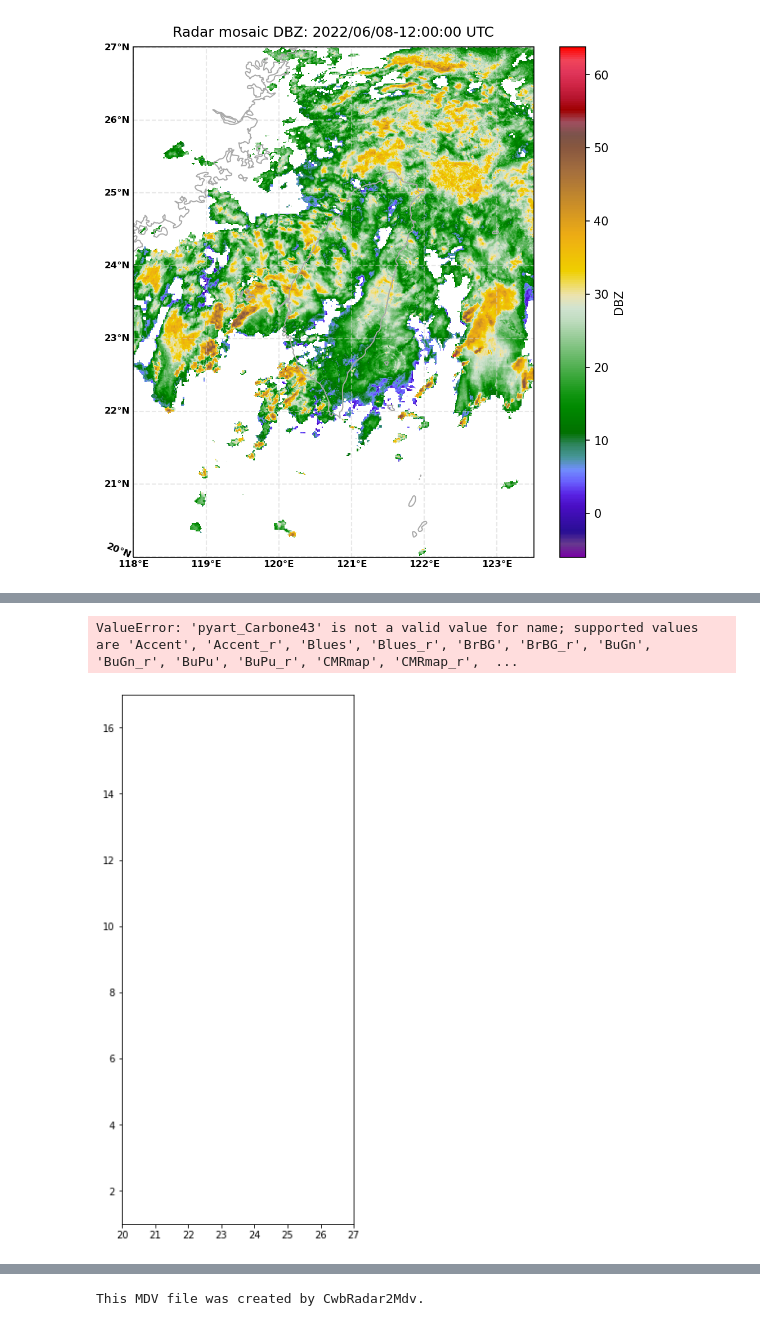
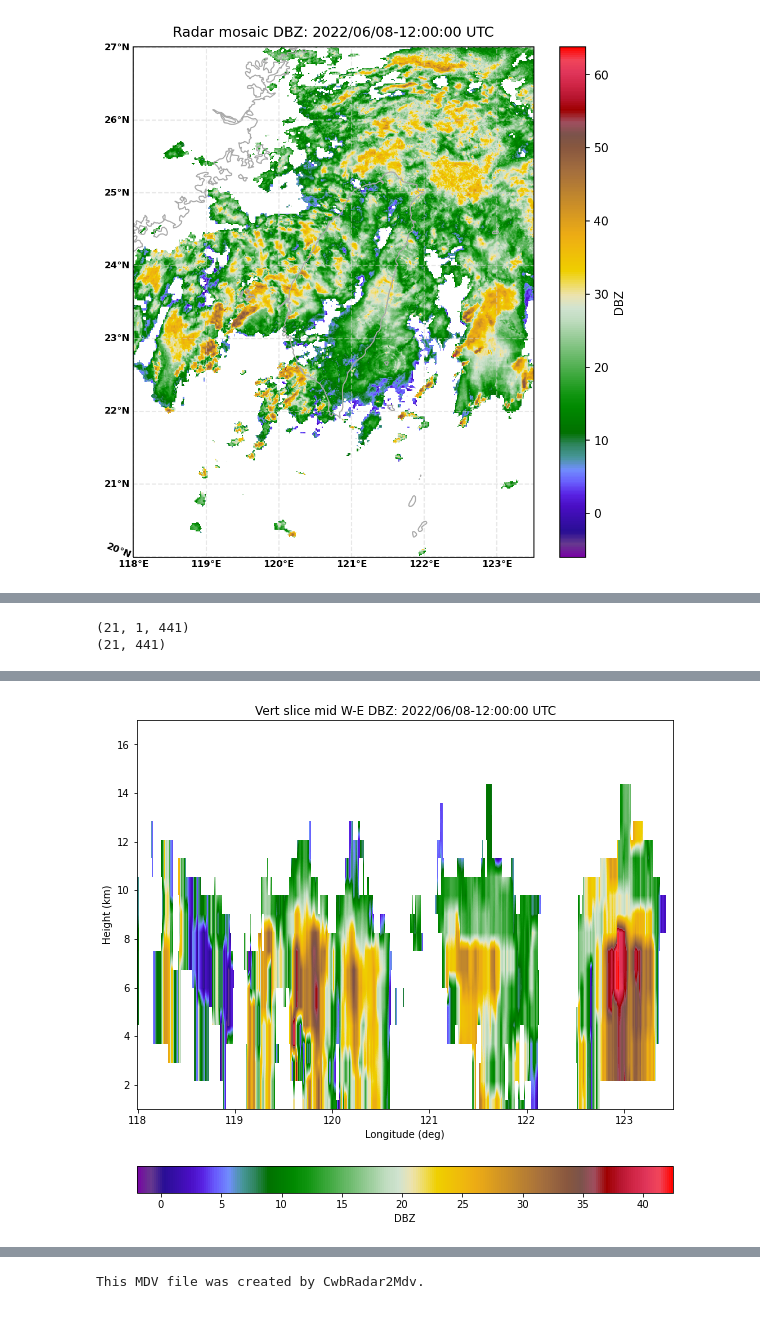
Before and after one commit to NCAR/lrose-docs, a Jupyter notebook: notebooks/erad_workshop_2022.ipynb, the cells around one changed output, grey strips where cells are left out. Saved outputs shown, nothing was run; the diff lists cells and outputs as text; code cells hidden in the pictures.

```diff
--- a/notebooks/erad_workshop_2022.ipynb
+++ b/notebooks/erad_workshop_2022.ipynb
@@ -248,16 +231,0 @@ Text(0.5, 1.0, 'Vert slice W-E DBZ: 2022/06/08-12:00:00 UTC')
-# %%
-fig3 = plt.figure(num=3, figsize=[8, 8], layout='constrained')
-ax3 = fig3.add_subplot(1, 1, 1, xlim = (minLat, maxLat), ylim = (minHt, maxHt))
-plt.imshow(dbzNSMax,
-    cmap='pyart_Carbone43',
-    interpolation = 'bilinear',
-    origin = 'lower',
-    extent = (minLat, maxLat, minHt, maxHt))
-ax3.set_aspect(0.35)
-ax3.set_xlabel('Latitude (deg)')
-ax3.set_ylabel('Height (km)')
-plt.colorbar(label="DBZ", orientation="horizontal", fraction=0.1)
-plt.title("Vert slice N-S DBZ: " + startTimeStr)
-# %% [output]
-ValueError: 'pyart_Carbone43' is not a valid value for name; supported values are 'Accent', 'Accent_r', 'Blues', 'Blues_r', 'BrBG', 'BrBG_r', 'BuGn', 'BuGn_r', 'BuPu', 'BuPu_r', 'CMRmap', 'CMRmap_r',  ...
-[figure, removed]
@@ -267,0 +232,27 @@ xsectNs =
+# %%
+nYHalf = int(nY/2)
+dbzVertWE = dbz3D[:, nYHalf:(nYHalf+1), :]
+#dbzVertWE[dbzVertWE == fillValue] = np.nan
+print(dbzVertWE.shape)
+dbzVertWE = dbzVertWE.reshape(dbzVertWE.shape[0], dbzVertWE.shape[2])
+print(dbzVertWE.shape)
+
+dbzWEMax = np.amax(dbz3D, (1))
+dbzWEMax[dbzWEMax == fillValue] = np.nan
+# %% [output]
+(21, 1, 441)
+(21, 441)
+# %%
+fig2 = plt.figure(num=2, figsize=[8, 8], layout='constrained')
+ax2 = fig2.add_subplot(1, 1, 1, xlim = (minLon, maxLon), ylim = (minHt, maxHt))
+plt.imshow(dbzVertWE,
+    cmap='pyart_Carbone42',
+    interpolation = 'bilinear',
+    origin = 'lower',
+    extent = (minLon, maxLon, minHt, maxHt))
+ax2.set_aspect(0.25)
+ax2.set_xlabel('Longitude (deg)')
+ax2.set_ylabel('Height (km)')
+plt.colorbar(label="DBZ", orientation="horizontal", fraction=0.1)
+plt.title("Vert slice mid W-E DBZ: " + startTimeStr)
+# %% [output]
@@ -267,0 +260 @@ xsectNs =
+[figure, added]
```
Also changed, not shown: parts of 8 cells of this notebook.
